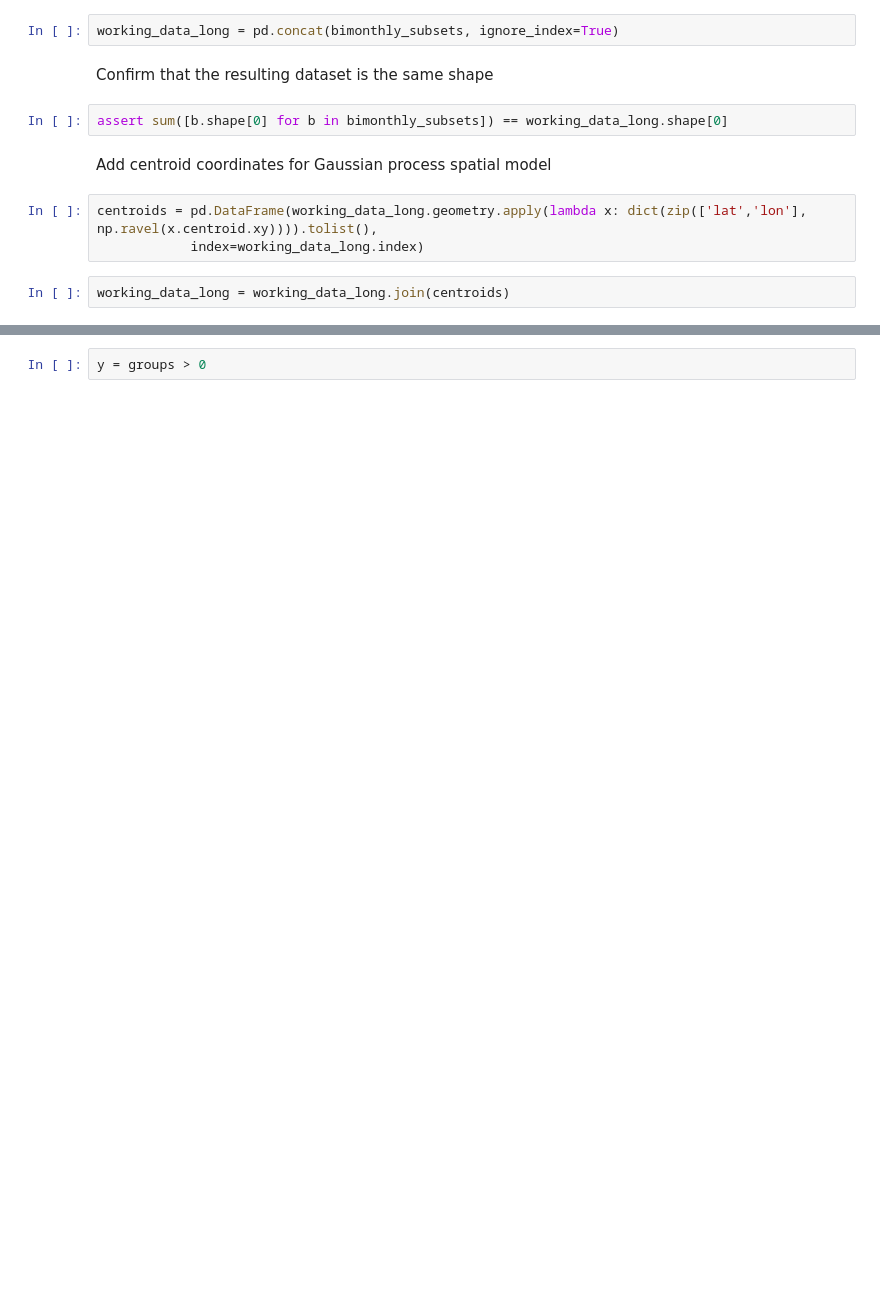
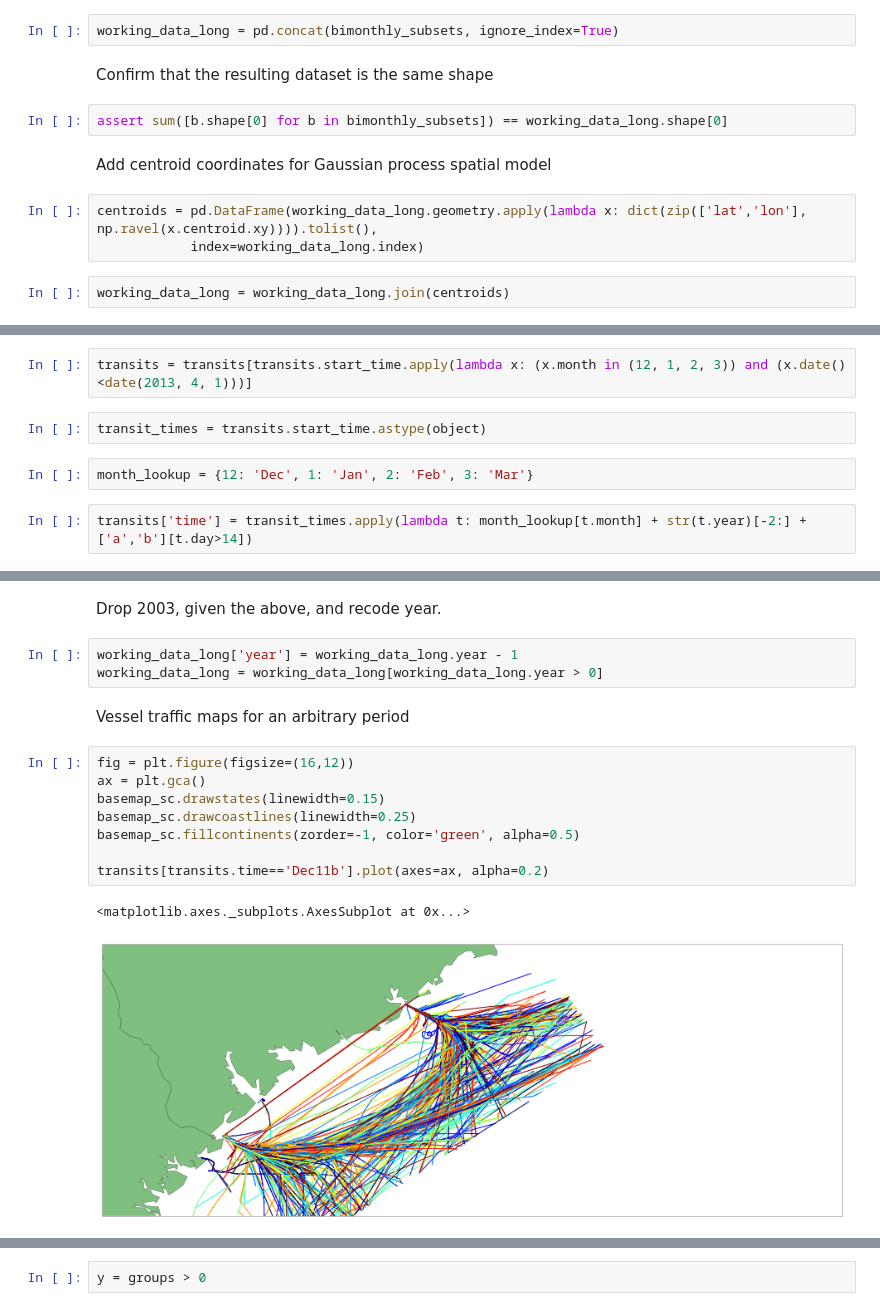
Before and after one commit to fonnesbeck/CharlestonLanesAnalysis, a Jupyter notebook: Charleston Shipping Lanes Analysis.ipynb, the cells around one changed output, grey strips where cells are left out. Saved outputs shown, nothing was run; the diff lists cells and outputs as text; blank space fills up the shorter version.

```diff
--- a/Charleston Shipping Lanes Analysis.ipynb
+++ b/Charleston Shipping Lanes Analysis.ipynb
@@ -295,0 +262,8 @@ working_data_long[(working_data_long.Eff==0) & (working_data_long.Grps>0)]
+# %%
+transits = transits[transits.start_time.apply(lambda x: (x.month in (12, 1, 2, 3)) and (x.date()<date(2013, 4, 1)))]
+# %%
+transit_times = transits.start_time.astype(object)
+# %%
+month_lookup = {12: 'Dec', 1: 'Jan', 2: 'Feb', 3: 'Mar'}
+# %%
+transits['time'] = transit_times.apply(lambda t: month_lookup[t.month] + str(t.year)[-2:] + ['a','b'][t.day>14])
@@ -295,0 +303,18 @@ working_data_long[(working_data_long.Eff==0) & (working_data_long.Grps>0)]
+# %% [markdown]
+Drop 2003, given the above, and recode year.
+# %%
+working_data_long['year'] = working_data_long.year - 1
+working_data_long = working_data_long[working_data_long.year > 0]
+# %% [markdown]
+Vessel traffic maps for an arbitrary period
+# %%
+fig = plt.figure(figsize=(16,12))
+ax = plt.gca()
+basemap_sc.drawstates(linewidth=0.15)
+basemap_sc.drawcoastlines(linewidth=0.25)
+basemap_sc.fillcontinents(zorder=-1, color='green', alpha=0.5)
+
+transits[transits.time=='Dec11b'].plot(axes=ax, alpha=0.2)
+# %% [output]
+<matplotlib.axes._subplots.AxesSubplot at 0x...>
+[figure, added]
```
Also changed, not shown: parts of 103 cells of this notebook, 2 other files.
